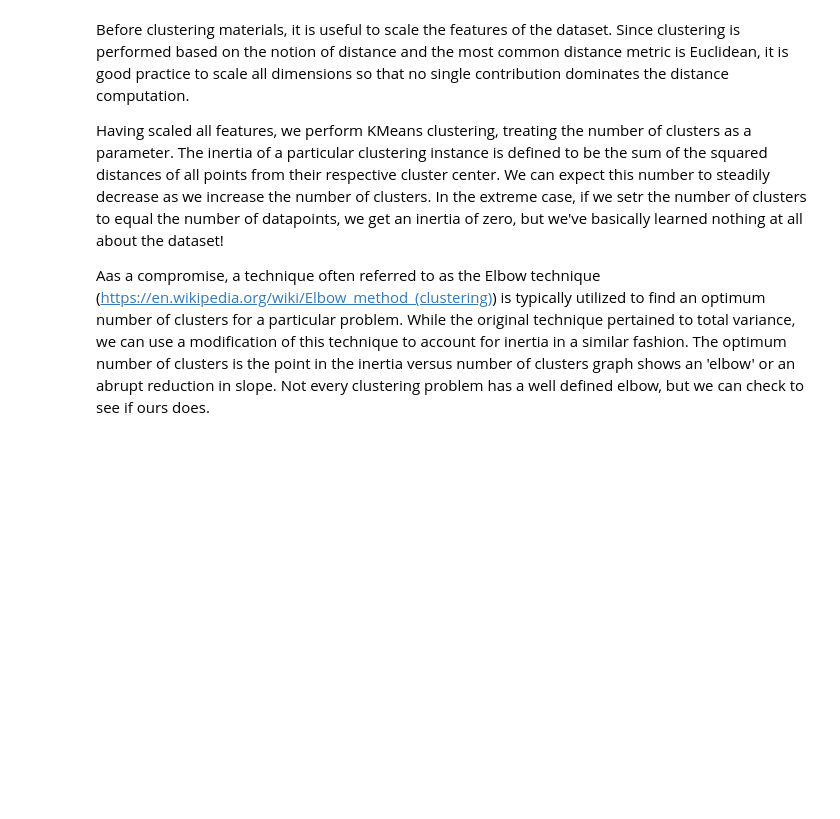
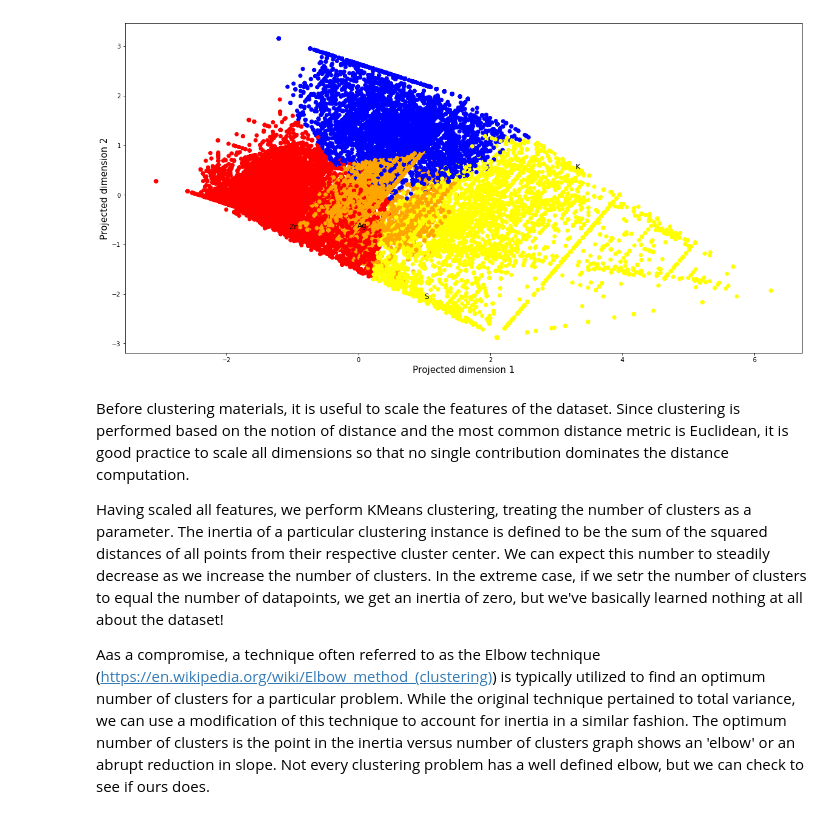
Before and after one commit to g-hegde/material-similarity, a Jupyter notebook: MaterialSimilarity.ipynb, the cells around one changed output. Saved outputs shown, nothing was run; the diff lists cells and outputs as text; code cells hidden in the pictures; blank space fills up the shorter version.

```diff
--- a/MaterialSimilarity.ipynb
+++ b/MaterialSimilarity.ipynb
@@ -355,0 +107,2 @@ fingerprint_db.describe() #Get a snapshot of the stats for the db
+# %%
+materials_db['composition'] = materials_db['pretty_formula'].apply(lambda x: mg.Composition(x))
@@ -356,3 +266,48 @@ fingerprint_db.describe() #Get a snapshot of the stats for the db
+# %%
+#Create a PCA object and fit and transform scaled feature matrix
+pca = PCA(n_components=2)
+two_d_mat_val_db = pca.fit_transform(mat_val_scaled)
+
+#Append projected features to materials database
+materials_db['proj_dim_1'] = two_d_mat_val_db[:,0]
+materials_db['proj_dim_2'] = two_d_mat_val_db[:,1]
+
+# S closest to cluster 1 has material id mp-558014
+projected_S_coordinates = materials_db[materials_db['material_id']=='mp-1041451']\
+                                      [['proj_dim_1','proj_dim_2']].values[0]
+
+# Zr closest to cluster 2 has material id mp-131
+projected_Zr_coordinates = materials_db[materials_db['material_id']=='mp-772958']\
+                                      [['proj_dim_1','proj_dim_2']].values[0]
+
+# K closest to cluster 3 has material id mp-1078640
+projected_K_coordinates = materials_db[materials_db['material_id']=='mp-1078089']\
+                                      [['proj_dim_1','proj_dim_2']].values[0]
+
+# Ag closest to cluster 4 has material id mp-989737
+projected_Ag_coordinates = materials_db[materials_db['material_id']=='mp-30721']\
+                                      [['proj_dim_1','proj_dim_2']].values[0]
+# %%
+plt.figure(figsize=(20,10))
+plt.scatter(two_d_mat_val_db[:,0],two_d_mat_val_db[:,1],color=[color_dict[label] for label in cluster_labels])
+
+# Plot S coordinates in black
+plt.text(projected_S_coordinates[0],projected_S_coordinates[1],'S',color='black',fontsize=12)
+
+# Plot Zr coordinates in black
+plt.text(projected_Zr_coordinates[0],projected_Zr_coordinates[1],'Zr',color='black',fontsize=12)
+
+# Plot K coordinates in black
+plt.text(projected_K_coordinates[0],projected_K_coordinates[1],'K',color='black',fontsize=12)
+
+# Plot Ag coordinates in black
+plt.text(projected_Ag_coordinates[0],projected_Ag_coordinates[1],'Ag',color='black',fontsize=12)
+
+plt.xlabel('Projected dimension 1',fontsize=15)
+plt.ylabel('Projected dimension 2',fontsize=15)
+plt.show()
+# %% [output]
+[figure, added]
 # %% [markdown]
 Before clustering materials, it is useful to scale the features of the dataset. Since clustering is performed based on the notion of distance and the most common distance metric is Euclidean, it is good practice to scale all dimensions so that no single contribution dominates the distance computation.
 
```
Also changed, not shown: parts of 70 cells of this notebook.
